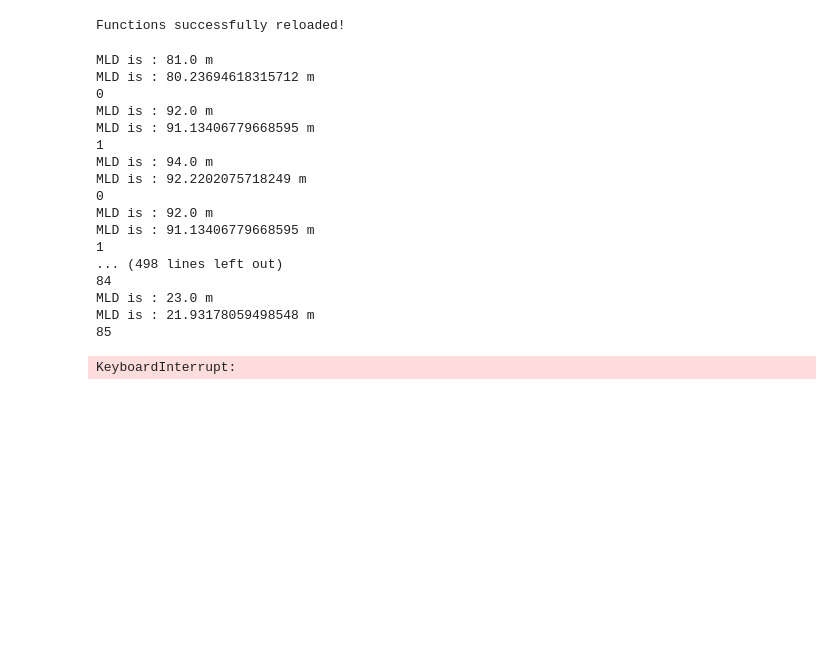
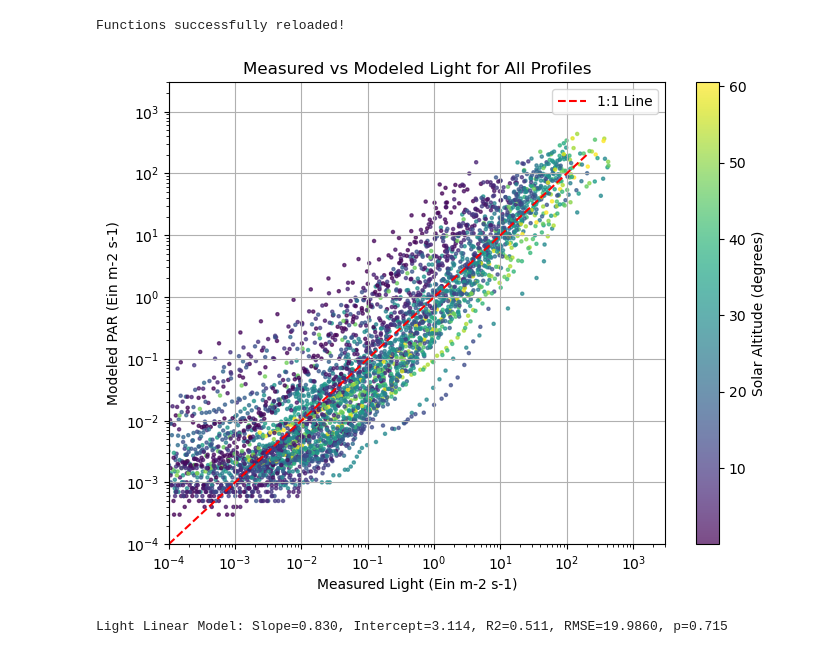
Before and after one commit to JakeWeis/SOCA_LIGHT_SEALS, a Jupyter notebook: SOCA_PAR_from_sealtags.ipynb, the cells around one changed output. Drawn from its saved outputs; the diff is of its cells as text; code cells hidden in the pictures; blank space fills up the shorter version.

```diff
--- a/SOCA_PAR_from_sealtags.ipynb
+++ b/SOCA_PAR_from_sealtags.ipynb
@@ -135,15 +135,15 @@ for i in np.arange(len(Inputs)):
             #######################################################################################
             # Derive Density Sigma0 and MLD from Temperature and Salinity profile
             # No need to change anything in this section by the user
-            SA = gsw.SA_from_SP(sal2, pres2, LON, LAT) # Abslute salinity from practical salinity
-            CT = gsw.CT_from_t(SA, temp2, pres2) # Conservative Temperature from in-situ sea water temperature
-            dens = gsw.density.sigma0(SA,CT) # Potential density
-            MLD_1 = find_MLD(Z=pres2, dens=dens, threshold = 0.03)
-            print('MLD is :', MLD_1,'m')
+            # SA = gsw.SA_from_SP(sal2, pres2, LON, LAT) # Abslute salinity from practical salinity
+            # CT = gsw.CT_from_t(SA, temp2, pres2) # Conservative Temperature from in-situ sea water temperature
+            # dens = gsw.density.sigma0(SA,CT) # Potential density
+            # MLD_1 = find_MLD(Z=pres2, dens=dens, threshold = 0.03)
+            # print('MLD is :', MLD_1,'m')
 
             # Read MLD from ProfileInfo excel file
             MLD_1 = -profile_info.MLD[PROFILE-1]
-            print('MLD is :', MLD_1,'m')
+            # print('MLD is :', MLD_1,'m')
 
             #######################################################################################
             ##### EXTRACTING DOY FROM NC ARGO FILE ################################################
@@ -260,22 +260,3 @@ for i in np.arange(len(Inputs)):
     # plt.ylim(-100,0)
     # plt.legend(['SealTag Measured Light','Modeled PAR'])
 ##############################################################################################
-# %% [output]
-MLD is : 81.0 m
-MLD is : 80.23694618315712 m
-0
-MLD is : 92.0 m
-MLD is : 91.13406779668595 m
-1
-MLD is : 94.0 m
-MLD is : 92.2202075718249 m
-0
-MLD is : 92.0 m
-MLD is : 91.13406779668595 m
-1
-... (498 lines left out)
-84
-MLD is : 23.0 m
-MLD is : 21.93178059498548 m
-85
-KeyboardInterrupt:
@@ -281,0 +379,36 @@ KeyboardInterrupt:
+# %%
+# Scatter plot of measured vs modeled light for all profiles (log log scale)
+plt.figure(figsize=(8,6))
+sc = plt.scatter(comparison_all_profiles['Light_measured'], comparison_all_profiles['PAR_modeled'], c=comparison_all_profiles['SolarAlt'], cmap='viridis', alpha=0.7, s=5)
+plt.colorbar(sc, label='Solar Altitude (degrees)')
+plt.plot([1e-4, 200], [1e-4, 200], 'r--', label='1:1 Line')
+plt.legend()
+plt.xlabel('Measured Light (Ein m-2 s-1)')
+plt.ylabel('Modeled PAR (Ein m-2 s-1)')
+plt.title('Measured vs Modeled Light for All Profiles')
+plt.grid()
+plt.xscale('log')
+plt.yscale('log')
+plt.xlim(1e-4, 3000)
+plt.ylim(1e-4, 3000)
+plt.show()
+
+# Display linear model statistics between measured and modeled light
+from sklearn.metrics import r2_score, mean_squared_error
+import math
+light_measured = comparison_all_profiles['Light_measured'].values
+par_modeled = comparison_all_profiles['PAR_modeled'].values
+# Remove nans
+valid_idx = ~np.isnan(light_measured) & ~np.isnan(par_modeled)
+light_measured = light_measured[valid_idx]
+par_modeled = par_modeled[valid_idx]
+# Linear regression
+slope, intercept = np.polyfit(light_measured, par_modeled, 1)
+par_modeled_pred = slope * light_measured + intercept
+r2 = r2_score(par_modeled, par_modeled_pred)
+rmse = math.sqrt(mean_squared_error(par_modeled, par_modeled_pred))
+p_value = np.corrcoef(light_measured, par_modeled)[0,1]
+print('Light Linear Model: Slope={:.3f}, Intercept={:.3f}, R2={:.3f}, RMSE={:.4f}, p={:.3f}'.format(slope, intercept, r2, rmse, p_value))
+# %% [output]
+[figure, added]
+Light Linear Model: Slope=0.830, Intercept=3.114, R2=0.511, RMSE=19.9860, p=0.715
```
Also changed, not shown: parts of 4 cells of this notebook, 11 other files.
